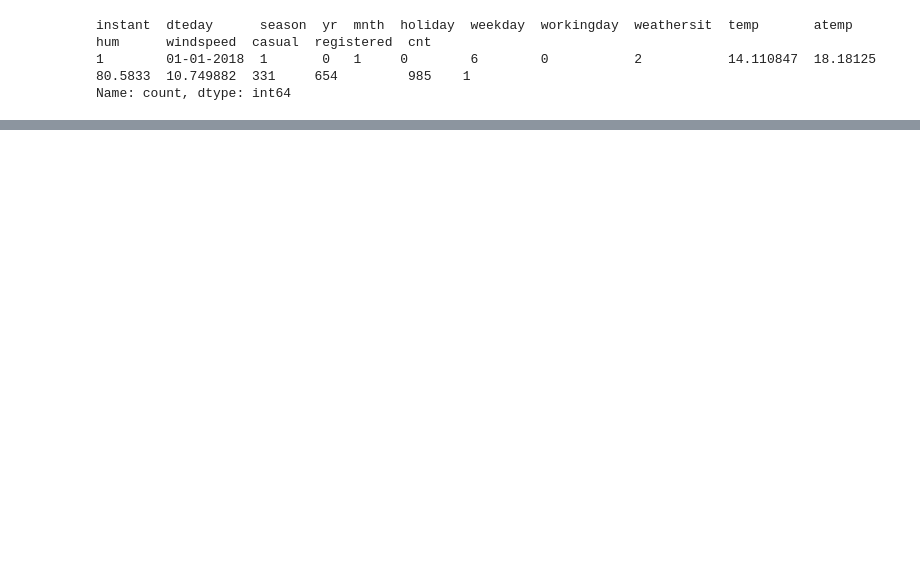
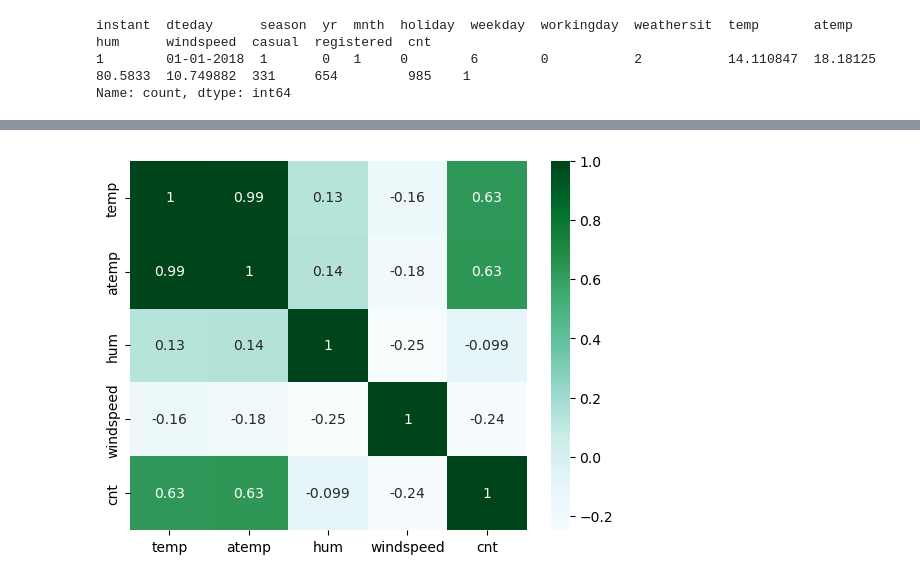
Before and after one commit to cmurakonda/Bike_Sharing, a Jupyter notebook: Bike_Sharing.ipynb, the cells around one changed output, grey strips where cells are left out. Drawn from its saved outputs; the diff is of its cells as text; code cells hidden in the pictures; blank space fills up the shorter version.

```diff
--- a/Bike_Sharing.ipynb
+++ b/Bike_Sharing.ipynb
@@ -172,0 +186,12 @@ no such option: -l
+# %%
+# 2. Removing Redundant & unwanted columns
+# Droping instant column as it is only index column
+bike_sharing_df.drop(['instant'], axis = 1, inplace = True)
+
+# Dropping dteday as we have already have month and weekday columns to work with
+# bike_sharing_df.drop(['dteday'], axis = 1, inplace = True)
+
+# Dropping casual and registered columns -> cnt column which is sum of the both that is the target column
+
+bike_sharing_df.drop(['casual'], axis = 1, inplace = True)
+bike_sharing_df.drop(['registered'], axis = 1, inplace = True)
@@ -172,0 +215,19 @@ no such option: -l
+# %%
+# columns holding numerical data
+numerical_columns = ['temp','atemp','hum','windspeed'] # based on data dictionary and describe method
+categorical_columns=['season', 'yr', 'mnth', 'holiday', 'weekday','workingday', 'weathersit']
+
+category_variable_name_dict = {
+   'season': {1:'Spring', 2:'Summer', 3:'Fall', 4:'Winter'},
+   'yr' : {0: '2018', 1: '2019'},
+   'mnth': { 1 : "January", 2 : "February", 3 : "March", 4 : "April", 5 : "May", 6 : "June", 7 : "July", 8 : "August", 9 : "September", 10 : "October", 11 : "November", 12 : "December"},
+   'holiday': {0: 'Holiday', 1: 'Not Holiday'},
+   'weekday': {0:'Sunday', 1:'Monday', 2:'Tuesday', 3:'Wednesday', 4:'Thursday', 5:'Friday', 6:'Saturday'},
+   'workingday': {0: 'Working Day', 1: 'Not Working Day'},
+   'weathersit': {1: 'Clear, Few clouds, Partly cloudy, Partly cloudy', 2: 'Mist + Cloudy, Mist + Broken clouds, Mist + Few clouds, Mist',
+                  3: 'Light Snow, Light Rain + Thunderstorm + Scattered clouds, Light Rain + Scattered clouds'
+                  }
+}
+
+for category in category_variable_name_dict:
+    bike_sharing_df[category] = bike_sharing_df[category].map(category_variable_name_dict[category])
@@ -172,0 +243,6 @@ no such option: -l
+# %%
+# Checking continuous variables relationship with each other
+sns.heatmap(bike_sharing_df[['temp','atemp','hum','windspeed','cnt']].corr(), cmap='BuGn', annot = True)
+plt.show()
+# %% [output]
+[figure, added]
```
Also changed, not shown: parts of 10 cells of this notebook, 1 other file.
